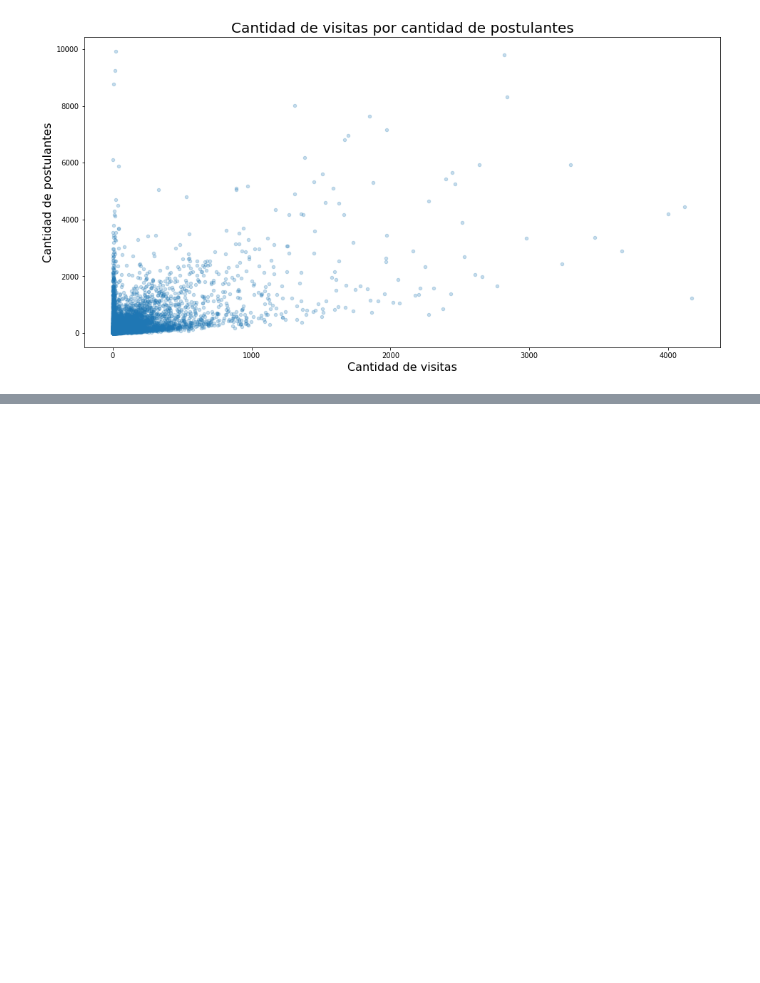
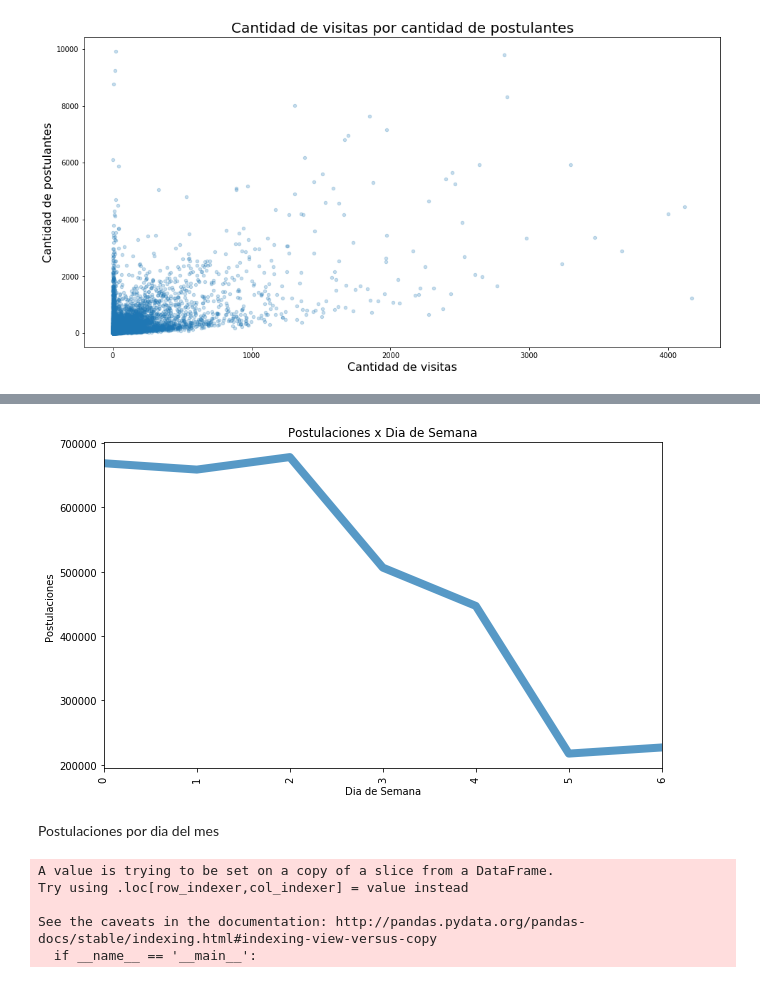
Before and after one commit to BrigliaAn/TP1-AnalisisExploratorio-ZonaJobs, a Jupyter notebook: GermanProbando.ipynb, the cells around one changed output, grey strips where cells are left out. Drawn from its saved outputs; the diff is of its cells as text; code cells hidden in the pictures; blank space fills up the shorter version.

```diff
--- a/GermanProbando.ipynb
+++ b/GermanProbando.ipynb
@@ -263,0 +289,5 @@ ax.set_ylabel('Cantidad de postulantes', fontsize= 16);
+# %%
+#Cambio la fecha a datetime
+postulaciones['fechapostulacion'] = pd.to_datetime(postulaciones['fechapostulacion'])
+print(postulaciones['fechapostulacion'].max())
+print(postulaciones['fechapostulacion'].min())
@@ -263,0 +305,2 @@ ax.set_ylabel('Cantidad de postulantes', fontsize= 16);
+# %%
+postulaciones['dia_semana'] = postulaciones['fechapostulacion'].dt.weekday_name
@@ -263,0 +316,15 @@ ax.set_ylabel('Cantidad de postulantes', fontsize= 16);
+# %%
+#este habria que cambiar los numeros por los nombres de los dias
+fig = plt.figure()
+ax = fig.add_subplot(111)
+plt.title('Postulaciones x Dia de Semana')
+ax.set_xlabel('Dia de Semana')
+ax.set_ylabel('Postulaciones')
+#dt.weekday.value_counts().sort_index()
+postulaciones['fechapostulacion'].dt.weekday.value_counts().sort_index().plot(rot=90,linewidth=8,figsize=(10,6),alpha=0.75)
+
+plt.show()
+# %% [output]
+[figure, added]
+# %% [markdown]
+Postulaciones por dia del mes
@@ -263,0 +334,8 @@ ax.set_ylabel('Cantidad de postulantes', fontsize= 16);
+# %%
+postulaciones_dia_mes['dia_mes'] = postulaciones_dia_mes.loc[:,'fechapostulacion'].dt.day
+# %% [output]
+A value is trying to be set on a copy of a slice from a DataFrame.
+Try using .loc[row_indexer,col_indexer] = value instead
+
+See the caveats in the documentation: http://pandas.pydata.org/pandas-docs/stable/indexing.html#indexing-view-versus-copy
+  if __name__ == '__main__':
```
Also changed, not shown: parts of 15 cells of this notebook.
